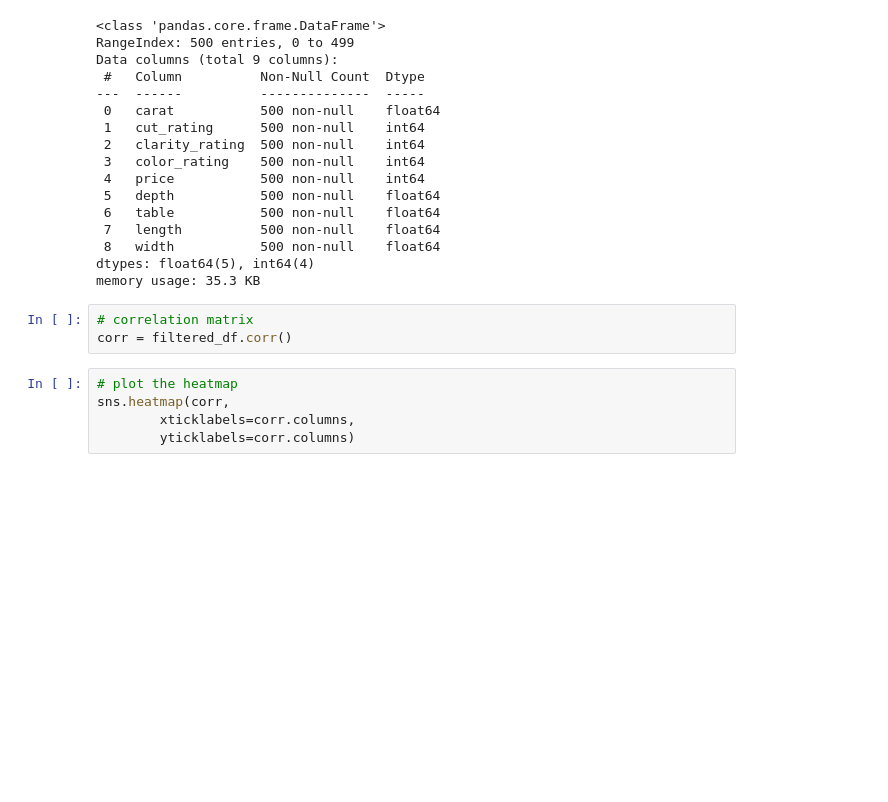
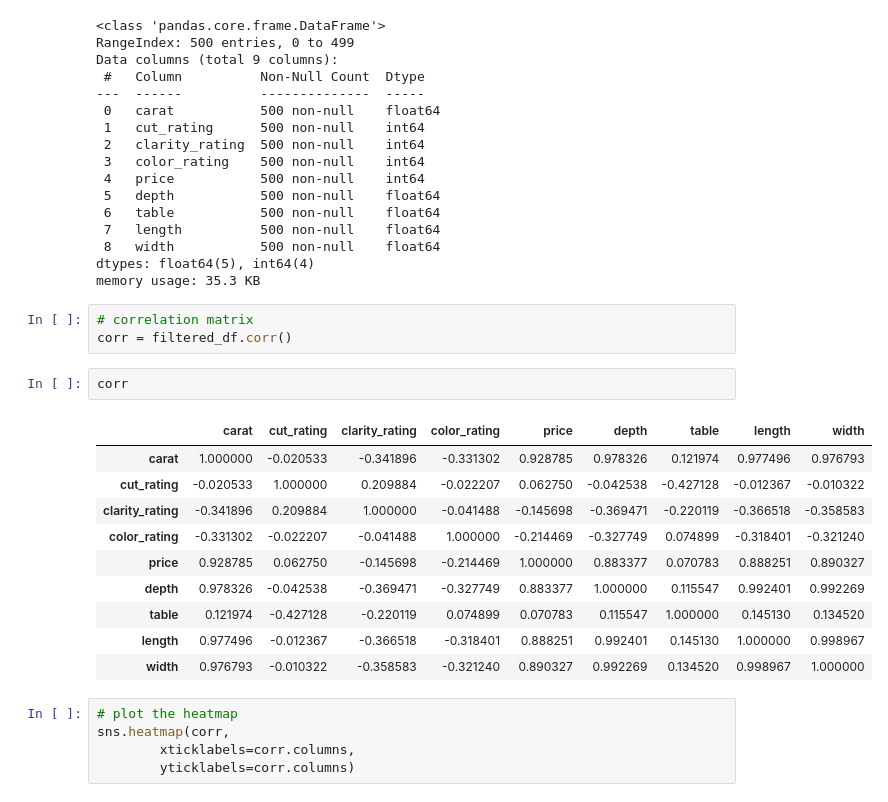
Before and after one commit to genesis331/mlpc_assgn, a Jupyter notebook: solo_assgn.ipynb, the cells around one changed output. Cells and saved outputs as stored; diff of their text form; blank space fills up the shorter version.

```diff
--- a/solo_assgn.ipynb
+++ b/solo_assgn.ipynb
@@ -112,6 +112,19 @@ memory usage: 35.3 KB
 # %%
 # correlation matrix
 corr = filtered_df.corr()
+# %%
+corr
+# %% [output]
+|  | carat | cut_rating | clarity_rating | color_rating | price | depth | table | length | width |
+| carat | 1.000000 | -0.020533 | -0.341896 | -0.331302 | 0.928785 | 0.978326 | 0.121974 | 0.977496 | 0.976793 |
+| cut_rating | -0.020533 | 1.000000 | 0.209884 | -0.022207 | 0.062750 | -0.042538 | -0.427128 | -0.012367 | -0.010322 |
+| clarity_rating | -0.341896 | 0.209884 | 1.000000 | -0.041488 | -0.145698 | -0.369471 | -0.220119 | -0.366518 | -0.358583 |
+| color_rating | -0.331302 | -0.022207 | -0.041488 | 1.000000 | -0.214469 | -0.327749 | 0.074899 | -0.318401 | -0.321240 |
+| price | 0.928785 | 0.062750 | -0.145698 | -0.214469 | 1.000000 | 0.883377 | 0.070783 | 0.888251 | 0.890327 |
+| depth | 0.978326 | -0.042538 | -0.369471 | -0.327749 | 0.883377 | 1.000000 | 0.115547 | 0.992401 | 0.992269 |
+| table | 0.121974 | -0.427128 | -0.220119 | 0.074899 | 0.070783 | 0.115547 | 1.000000 | 0.145130 | 0.134520 |
+| length | 0.977496 | -0.012367 | -0.366518 | -0.318401 | 0.888251 | 0.992401 | 0.145130 | 1.000000 | 0.998967 |
+| width | 0.976793 | -0.010322 | -0.358583 | -0.321240 | 0.890327 | 0.992269 | 0.134520 | 0.998967 | 1.000000 |
 # %%
 # plot the heatmap
 sns.heatmap(corr,
```
